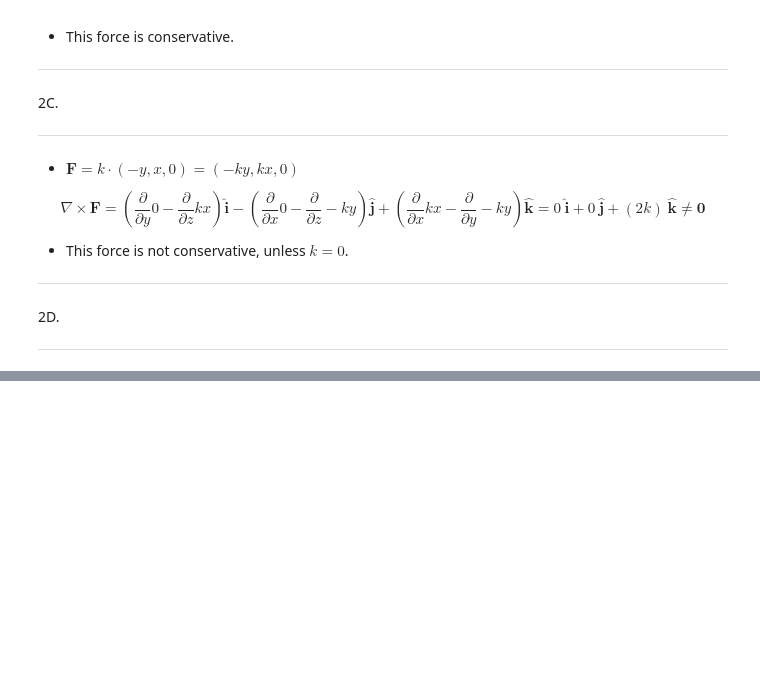
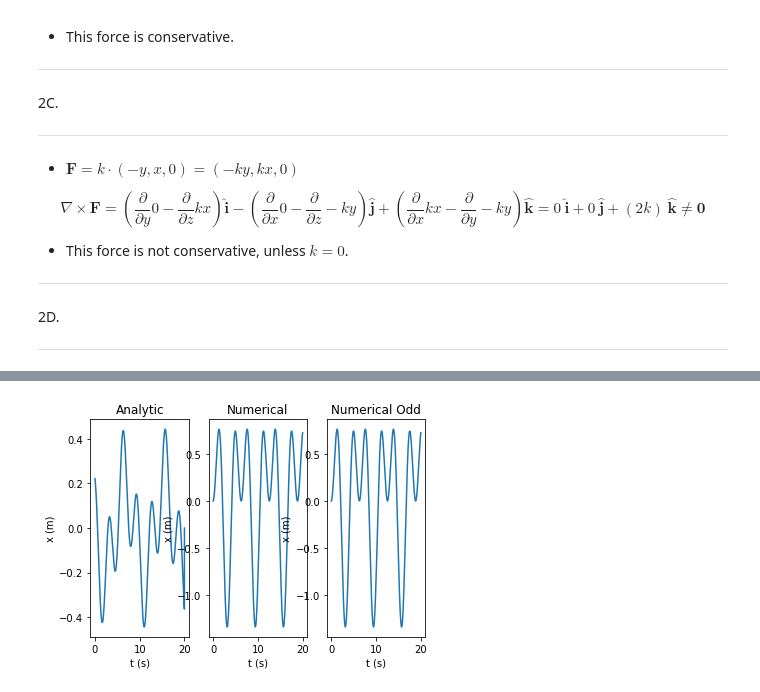
Before and after one commit to dravinflores/PHY321-Homework, a Jupyter notebook: Homework6.ipynb, the cells around one changed output, grey strips where cells are left out. Saved outputs shown, nothing was run; the diff lists cells and outputs as text; code cells hidden in the pictures; blank space fills up the shorter version.

```diff
--- a/Homework6.ipynb
+++ b/Homework6.ipynb
@@ -114,0 +560,84 @@ import matplotlib.pyplot as plt
+# %%
+import numpy as np
+import matplotlib.pyplot as plt
+import math
+%matplotlib inline
+
+def calculate_euler_cromer_diff():
+    tf = 20
+    ti = 0
+    dt = 0.01
+
+    F_0 = 1
+    m = 1
+
+    f_0 = 2
+    b = 0
+    k = 1
+    omega = 2
+    omega_0 = 1
+    omega_0_small = 1
+
+    # We need to know how many intervals to calculate.
+    n = math.ceil( (tf - ti) / dt)
+
+    # These are the arrays that will store our data.
+    t = np.zeros(n)
+    x = np.zeros(n)
+    v = np.zeros(n)
+    v_o = np.zeros(n)
+    x_a = np.zeros(n)
+    x_o = np.zeros(n)
+
+    # Setting up the initial position and velocity vectors.
+    x[0] = 0
+    v[0] = 0
+
+    for i in range(n - 1):
+        a = f_0 * math.cos(omega * t[i]) - (omega_0**2 * x[i])
+        a_o = f_0 * math.cos(omega * t[i]) - (omega_0_small**2 * x[i])
+
+        x_a[i] = get_analytic(f_0, omega_0, omega, t[i])
+
+        v[i+1] = v[i] + a*dt
+        x[i+1] = x[i] + v[i+1]*dt
+
+        v_o[i+1] = v_o[i] + a_o*dt
+        x_o[i+1] = x_o[i] + v_o[i+1]*dt
+
+        t[i+1] = t[i] + dt
+
+    return (t, x, v, x_a, x_o)
+
+(t, x, v, x_a, x_o) = calculate_euler_cromer_diff()
+
+'''
+(fig, axis) = plt.subplots()
+axis.set_ylabel('x (m)')
+axis.set_xlabel('t (s)')
+axis.plot(t, x)
+fig.tight_layout()
+plt.show()
+'''
+
+plt.subplot(1, 3, 1)
+plt.plot(t, x_a)
+plt.xlabel('t (s)')
+plt.ylabel('x (m)')
+plt.title('Analytic')
+
+plt.subplot(1, 3, 2)
+plt.plot(t, x)
+plt.xlabel('t (s)')
+plt.ylabel('x (m)')
+plt.title('Numerical')
+
+plt.subplot(1, 3, 3)
+plt.plot(t, x_o)
+plt.xlabel('t (s)')
+plt.ylabel('x (m)')
+plt.title('Numerical Odd')
+
+plt.show()
+# %% [output]
+[figure, added]
```
Also changed, not shown: parts of 9 cells of this notebook.
